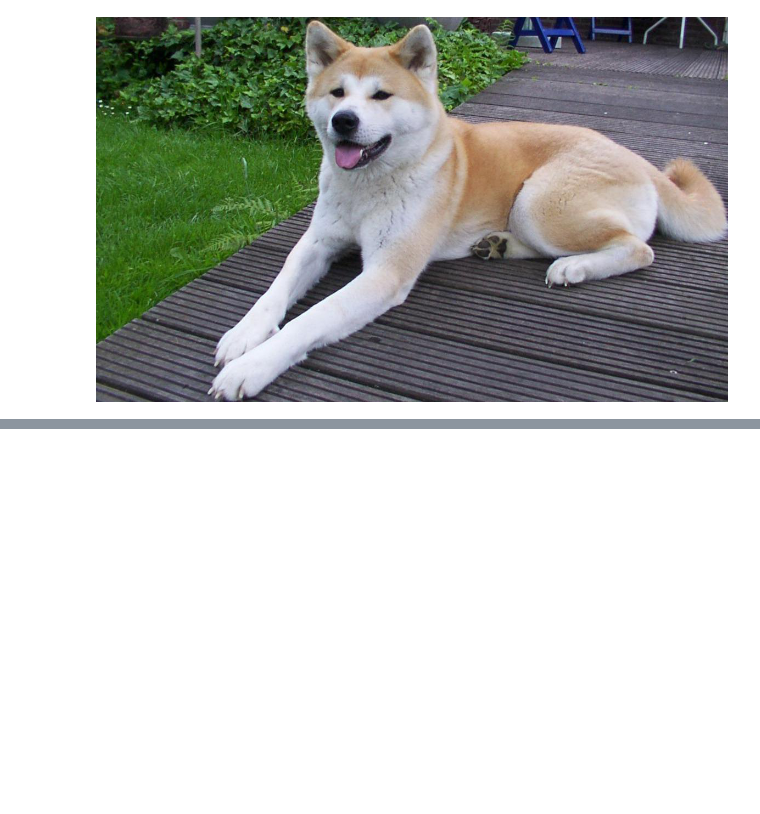
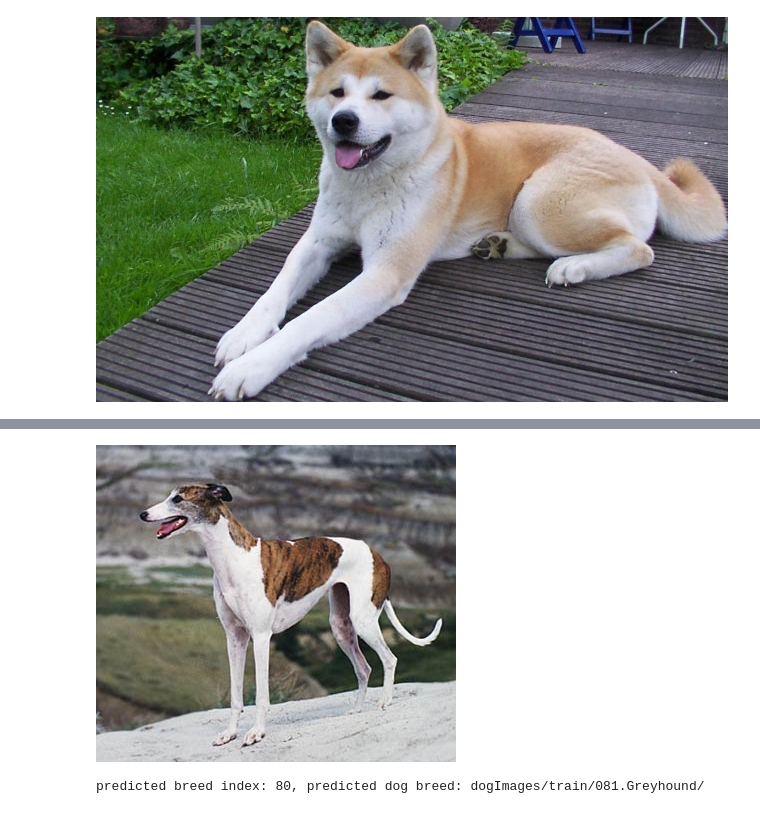
Before and after one commit to safiamc/udacity-deep-learning-project, a Jupyter notebook: train_and_deploy.ipynb, the cells around one changed output, grey strips where cells are left out. Cells and saved outputs as stored; diff of their text form; code cells hidden in the pictures; blank space fills up the shorter version.

```diff
--- a/train_and_deploy.ipynb
+++ b/train_and_deploy.ipynb
@@ -486,3 +507,15 @@ import nu
+# %%
+test_image_url3 = 'https://2.bp.blogspot.com/_oX_iiKqvHUI/TI-Vs5fBzHI/AAAAAAAAAA8/hzI9XI7sJjI/s1600/greyhound-0005.jpg'
+payload = requests.get(test_image_url3).content
+Image.open(io.BytesIO(payload))
+# %% [output]
+[figure, added]
+# %%
+response3=predictor.predict(payload, initial_args={"ContentType": "image/jpeg"})
+predicted_breed_index=np.argmax(response3,1)[0]
+print(f'predicted breed index: {predicted_breed_index}, predicted dog breed: {dog_names[predicted_breed_index]}')
+# %% [output]
+predicted breed index: 80, predicted dog breed: dogImages/train/081.Greyhound/
 # %%
 # TODO: Remember to shutdown/delete your endpoint once your work is done
 predictor.delete_endpoint()
```
Also changed, not shown: parts of 8 cells of this notebook.
